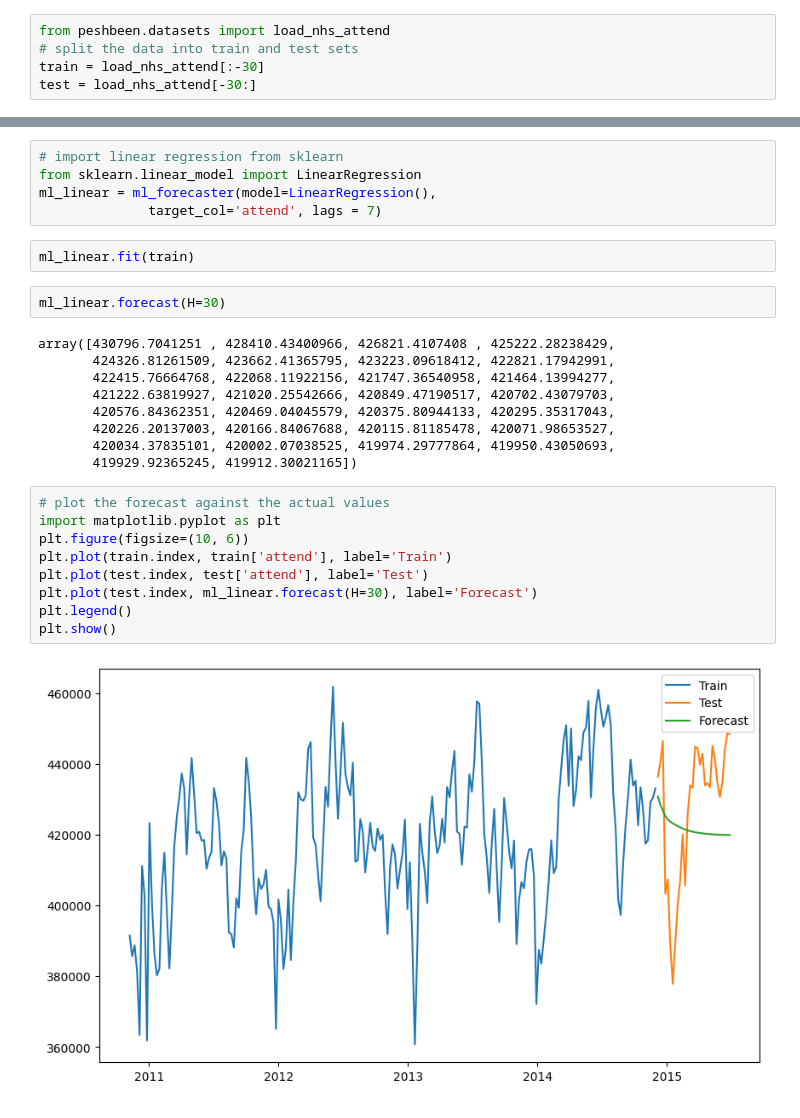
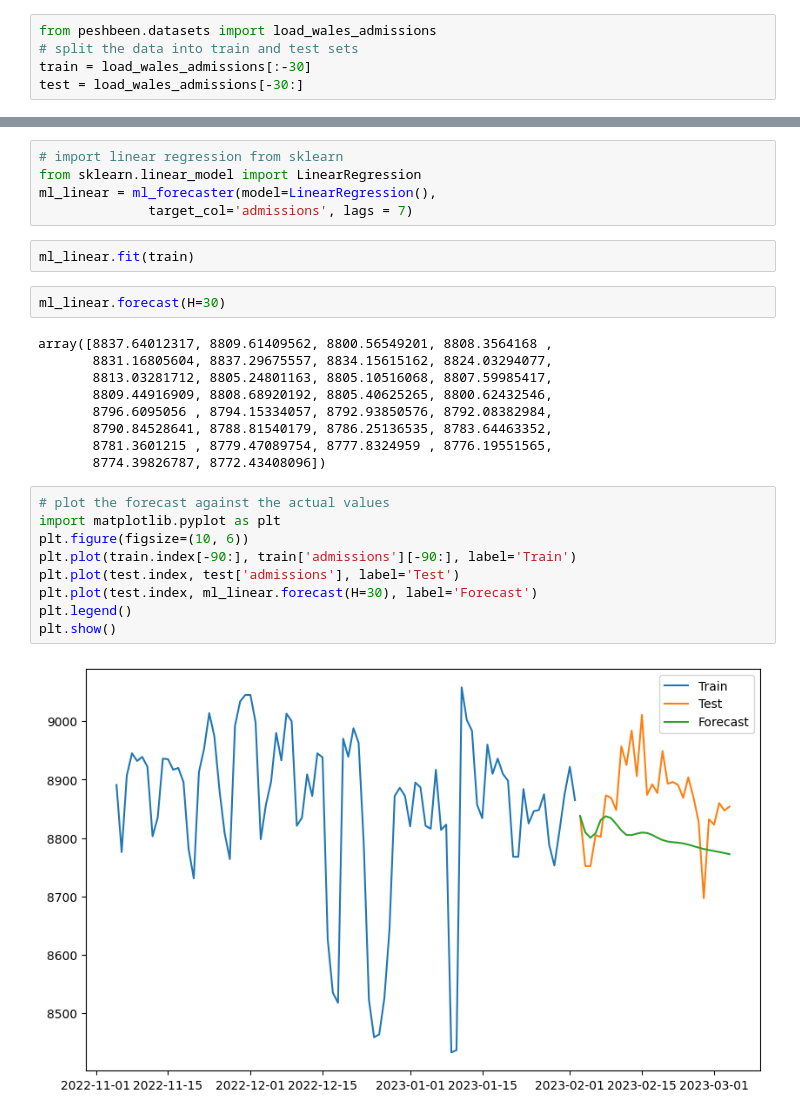
Before and after one commit to mustafaslanCoto/peshbeen, a Jupyter notebook: nbs/index.ipynb, the cells around one changed output, grey strips where cells are left out. Saved outputs shown, nothing was run; the diff lists cells and outputs as text.

Commit message:
peshbeen_dev_keep

```diff
--- a/nbs/index.ipynb
+++ b/nbs/index.ipynb
@@ -82,36 +33,36 @@ np.float64(0.5)
 # %%
-from peshbeen.datasets import load_nhs_attend
+from peshbeen.datasets import load_wales_admissions
 # split the data into train and test sets
-train = load_nhs_attend[:-30]
-test = load_nhs_attend[-30:]
+train = load_wales_admissions[:-30]
+test = load_wales_admissions[-30:]
 # %%
 from peshbeen.models import ml_forecaster
 # %%
 # import linear regression from sklearn
 from sklearn.linear_model import LinearRegression
 ml_linear = ml_forecaster(model=LinearRegression(),
-              target_col='attend', lags = 7)
+              target_col='admissions', lags = 7)
 # %%
 ml_linear.fit(train)
 # %%
 ml_linear.forecast(H=30)
 # %% [output]
-array([430796.7041251 , 428410.43400966, 426821.4107408 , 425222.28238429,
-       424326.81261509, 423662.41365795, 423223.09618412, 422821.17942991,
-       422415.76664768, 422068.11922156, 421747.36540958, 421464.13994277,
-       421222.63819927, 421020.25542666, 420849.47190517, 420702.43079703,
-       420576.84362351, 420469.04045579, 420375.80944133, 420295.35317043,
-       420226.20137003, 420166.84067688, 420115.81185478, 420071.98653527,
-       420034.37835101, 420002.07038525, 419974.29777864, 419950.43050693,
-       419929.92365245, 419912.30021165])
+array([8837.64012317, 8809.61409562, 8800.56549201, 8808.3564168 ,
+       8831.16805604, 8837.29675557, 8834.15615162, 8824.03294077,
+       8813.03281712, 8805.24801163, 8805.10516068, 8807.59985417,
+       8809.44916909, 8808.68920192, 8805.40625265, 8800.62432546,
+       8796.6095056 , 8794.15334057, 8792.93850576, 8792.08382984,
+       8790.84528641, 8788.81540179, 8786.25136535, 8783.64463352,
+       8781.3601215 , 8779.47089754, 8777.8324959 , 8776.19551565,
+       8774.39826787, 8772.43408096])
 # %%
 # plot the forecast against the actual values
 import matplotlib.pyplot as plt
 plt.figure(figsize=(10, 6))
-plt.plot(train.index, train['attend'], label='Train')
-plt.plot(test.index, test['attend'], label='Test')
+plt.plot(train.index[-90:], train['admissions'][-90:], label='Train')
+plt.plot(test.index, test['admissions'], label='Test')
 plt.plot(test.index, ml_linear.forecast(H=30), label='Forecast')
 plt.legend()
 plt.show()
 # %% [output]
-[figure, old version]
+[figure, new version]
```
Also changed, not shown: parts of 21 cells of this notebook, 48 other files.
